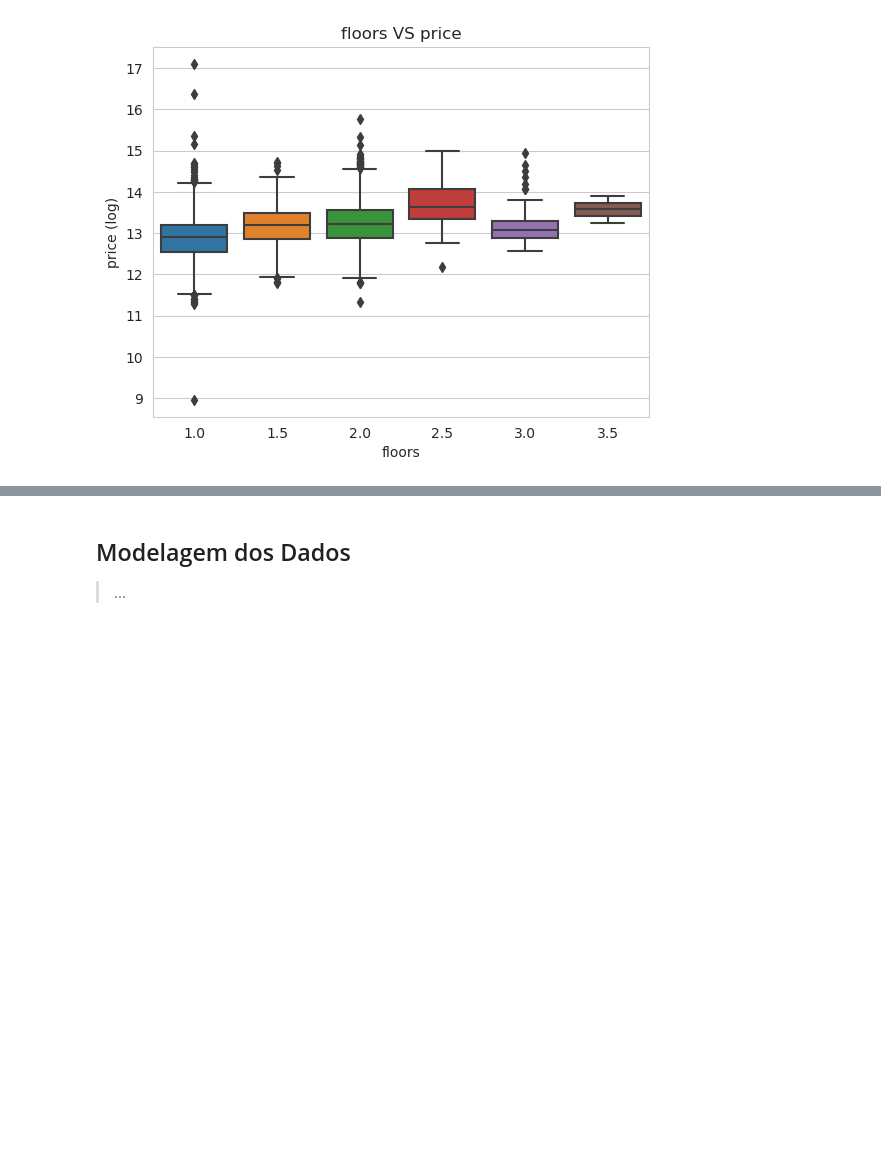
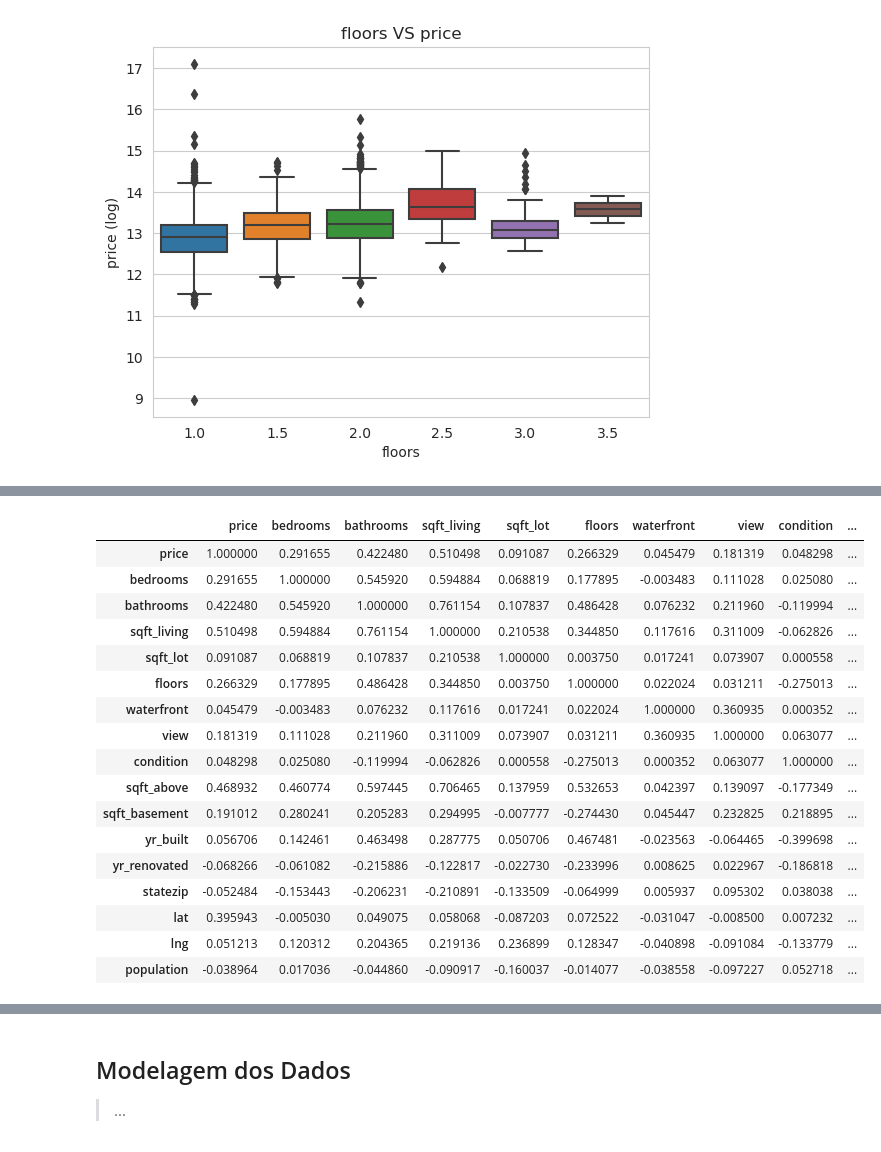
Before and after one commit to michellssgui22/PROJETOS_ESTUDO_DATASCIENCE, a Jupyter notebook: Previsão do preço da casa/previsão_do_preço_da_casa.ipynb, the cells around one changed output, grey strips where cells are left out. Drawn from its saved outputs; the diff is of its cells as text; code cells hidden in the pictures; blank space fills up the shorter version.

```diff
--- a/Previsão do preço da casa/previsão_do_preço_da_casa.ipynb
+++ b/Previsão do preço da casa/previsão_do_preço_da_casa.ipynb
@@ -359,3 +414,24 @@ fig.show()
+# %%
+df.corr()
+# %% [output]
+|  | price | bedrooms | bathrooms | sqft_living | sqft_lot | floors | waterfront | view | condition | ... |
+| price | 1.000000 | 0.291655 | 0.422480 | 0.510498 | 0.091087 | 0.266329 | 0.045479 | 0.181319 | 0.048298 | ... |
+| bedrooms | 0.291655 | 1.000000 | 0.545920 | 0.594884 | 0.068819 | 0.177895 | -0.003483 | 0.111028 | 0.025080 | ... |
+| bathrooms | 0.422480 | 0.545920 | 1.000000 | 0.761154 | 0.107837 | 0.486428 | 0.076232 | 0.211960 | -0.119994 | ... |
+| sqft_living | 0.510498 | 0.594884 | 0.761154 | 1.000000 | 0.210538 | 0.344850 | 0.117616 | 0.311009 | -0.062826 | ... |
+| sqft_lot | 0.091087 | 0.068819 | 0.107837 | 0.210538 | 1.000000 | 0.003750 | 0.017241 | 0.073907 | 0.000558 | ... |
+| floors | 0.266329 | 0.177895 | 0.486428 | 0.344850 | 0.003750 | 1.000000 | 0.022024 | 0.031211 | -0.275013 | ... |
+| waterfront | 0.045479 | -0.003483 | 0.076232 | 0.117616 | 0.017241 | 0.022024 | 1.000000 | 0.360935 | 0.000352 | ... |
+| view | 0.181319 | 0.111028 | 0.211960 | 0.311009 | 0.073907 | 0.031211 | 0.360935 | 1.000000 | 0.063077 | ... |
+| condition | 0.048298 | 0.025080 | -0.119994 | -0.062826 | 0.000558 | -0.275013 | 0.000352 | 0.063077 | 1.000000 | ... |
+| sqft_above | 0.468932 | 0.460774 | 0.597445 | 0.706465 | 0.137959 | 0.532653 | 0.042397 | 0.139097 | -0.177349 | ... |
+| sqft_basement | 0.191012 | 0.280241 | 0.205283 | 0.294995 | -0.007777 | -0.274430 | 0.045447 | 0.232825 | 0.218895 | ... |
+| yr_built | 0.056706 | 0.142461 | 0.463498 | 0.287775 | 0.050706 | 0.467481 | -0.023563 | -0.064465 | -0.399698 | ... |
+| yr_renovated | -0.068266 | -0.061082 | -0.215886 | -0.122817 | -0.022730 | -0.233996 | 0.008625 | 0.022967 | -0.186818 | ... |
+| statezip | -0.052484 | -0.153443 | -0.206231 | -0.210891 | -0.133509 | -0.064999 | 0.005937 | 0.095302 | 0.038038 | ... |
+| lat | 0.395943 | -0.005030 | 0.049075 | 0.058068 | -0.087203 | 0.072522 | -0.031047 | -0.008500 | 0.007232 | ... |
+| lng | 0.051213 | 0.120312 | 0.204365 | 0.219136 | 0.236899 | 0.128347 | -0.040898 | -0.091084 | -0.133779 | ... |
+| population | -0.038964 | 0.017036 | -0.044860 | -0.090917 | -0.160037 | -0.014077 | -0.038558 | -0.097227 | 0.052718 | ... |
 # %%
 plt.figure(figsize = (15, 7))
 sns.heatmap(df.corr(), annot = True)
```
Also changed, not shown: parts of 13 cells of this notebook.
